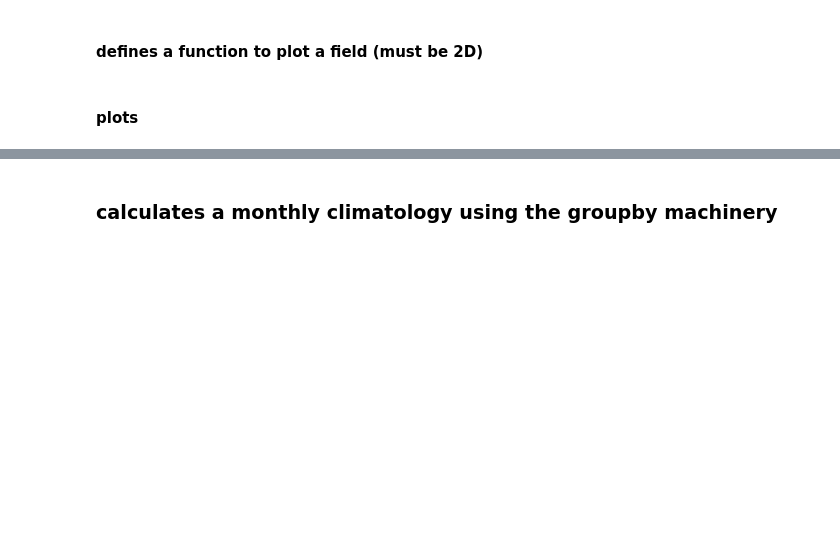
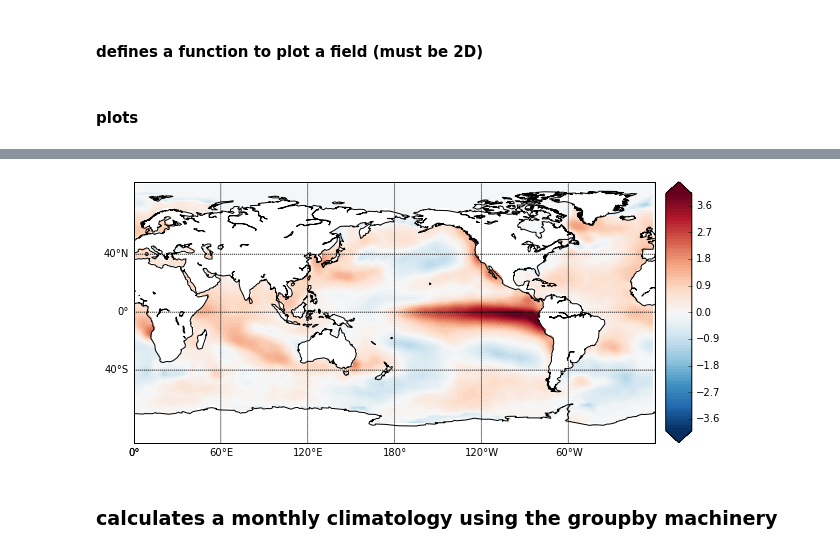
Before and after one commit to awneshsingh/USP_Python_workshop, a Jupyter notebook: session_2/notebooks/xarray.ipynb, the cells around one changed output, grey strips where cells are left out. Cells and saved outputs as stored; diff of their text form; code cells hidden in the pictures; blank space fills up the shorter version.

```diff
--- a/session_2/notebooks/xarray.ipynb
+++ b/session_2/notebooks/xarray.ipynb
@@ -129,4 +269,6 @@ plot_field(dset.sel(time=('1998-1-15'), zlev=0)['sst'], lats, lons, 0, 30, 1, gr
 # %%
-plot_field(dset.sel(time=('1998-1-15'), zlev=0)['anom'], lats, lons, -4, 4, 0.1, \
+plot_field(dset.sel(time=('1998-1-15'))['anom'], lats, lons, -4, 4, 0.1, \
            cmap=plt.get_cmap('RdBu_r'), grid=True)
+# %% [output]
+[figure, added]
 # %%
```
Also changed, not shown: parts of 53 cells of this notebook, 5 other files.
